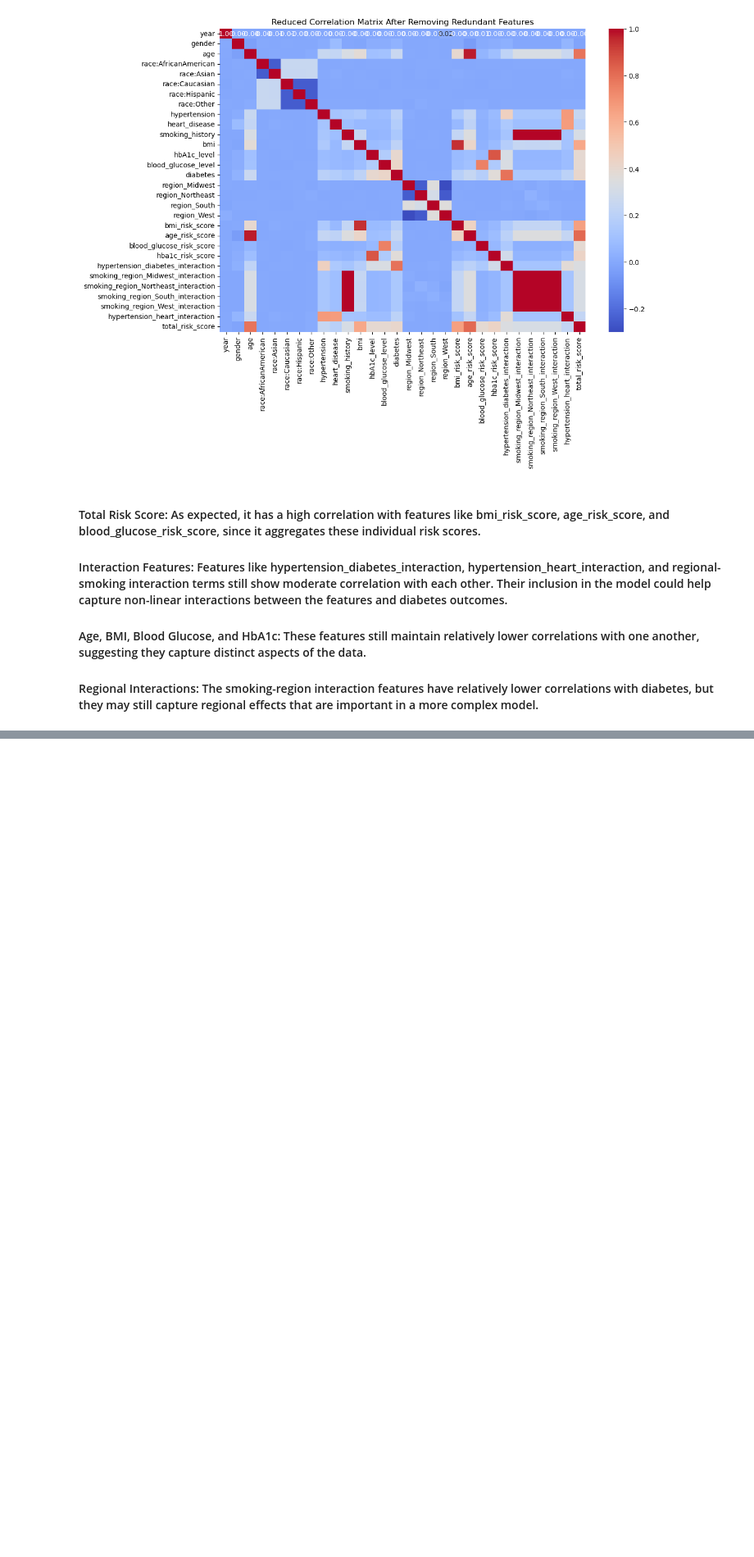
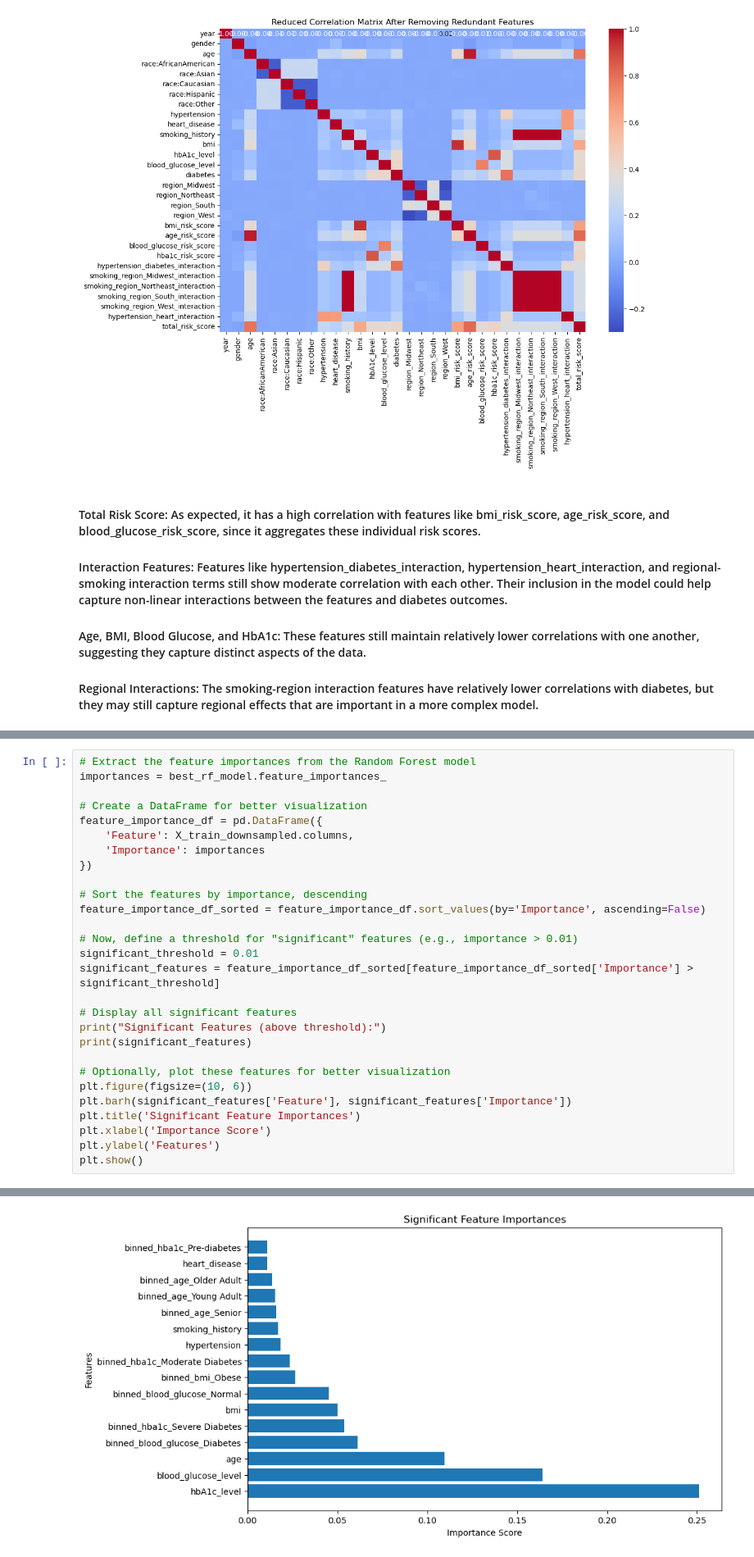
Before and after one commit to yadavLakshay/SDS-CP011-predicting-diabetes, a Jupyter notebook: notebooks/hemant-gulati/hemant_predicting_diabetes.ipynb, the cells around one changed output, grey strips where cells are left out. Shown at 82% size. Cells and saved outputs as stored; diff of their text form; blank space fills up the shorter version.

```diff
--- a/notebooks/hemant-gulati/hemant_predicting_diabetes.ipynb
+++ b/notebooks/hemant-gulati/hemant_predicting_diabetes.ipynb
@@ -1235,0 +2216,29 @@ plt.show()
+# %%
+# Extract the feature importances from the Random Forest model
+importances = best_rf_model.feature_importances_
+
+# Create a DataFrame for better visualization
+feature_importance_df = pd.DataFrame({
+    'Feature': X_train_downsampled.columns,
+    'Importance': importances
+})
+
+# Sort the features by importance, descending
+feature_importance_df_sorted = feature_importance_df.sort_values(by='Importance', ascending=False)
+
+# Now, define a threshold for "significant" features (e.g., importance > 0.01)
+significant_threshold = 0.01
+significant_features = feature_importance_df_sorted[feature_importance_df_sorted['Importance'] > significant_threshold]
+
+# Display all significant features
+print("Significant Features (above threshold):")
+print(significant_features)
+
+# Optionally, plot these features for better visualization
+plt.figure(figsize=(10, 6))
+plt.barh(significant_features['Feature'], significant_features['Importance'])
+plt.title('Significant Feature Importances')
+plt.xlabel('Importance Score')
+plt.ylabel('Features')
+plt.show()
+# %% [output]
@@ -1235,0 +2263 @@ plt.show()
+[figure, added]
```
Also changed, not shown: parts of 30 cells of this notebook.
